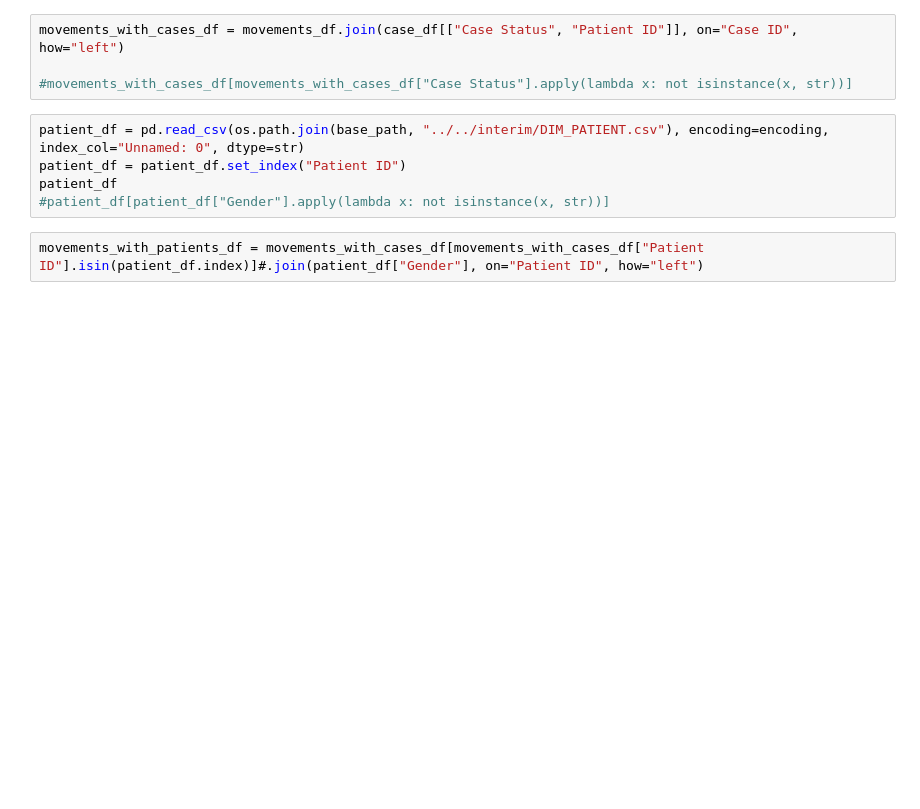
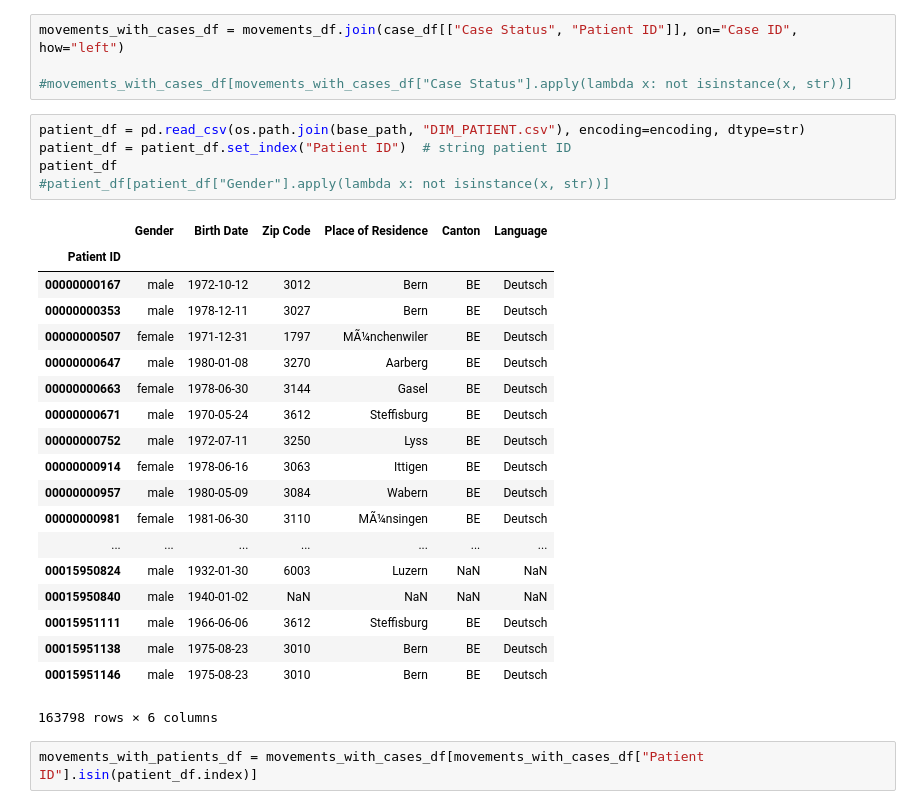
Before and after one commit to IDSC-io/vre-spark, a Jupyter notebook: src/visualization/visualize_movements.ipynb, the cells around one changed output. Drawn from its saved outputs; the diff is of its cells as text; blank space fills up the shorter version.

Commit message:
Visualize movements/stays

```diff
--- a/src/visualization/visualize_movements.ipynb
+++ b/src/visualization/visualize_movements.ipynb
@@ -84,11 +128,31 @@ movements_with_cases_df = movements_df.join(case_df[["Case Status", "Patient ID"
 
 #movements_with_cases_df[movements_with_cases_df["Case Status"].apply(lambda x: not isinstance(x, str))]
 # %%
-patient_df = pd.read_csv(os.path.join(base_path, "../../interim/DIM_PATIENT.csv"), encoding=encoding, index_col="Unnamed: 0", dtype=str)
-patient_df = patient_df.set_index("Patient ID")
+patient_df = pd.read_csv(os.path.join(base_path, "DIM_PATIENT.csv"), encoding=encoding, dtype=str)
+patient_df = patient_df.set_index("Patient ID")  # string patient ID
 patient_df
 #patient_df[patient_df["Gender"].apply(lambda x: not isinstance(x, str))]
+# %% [output]
+|  | Gender | Birth Date | Zip Code | Place of Residence | Canton | Language |
+| Patient ID |  |  |  |  |  |  |
+| 00000000167 | male | 1972-10-12 | 3012 | Bern | BE | Deutsch |
+| 00000000353 | male | 1978-12-11 | 3027 | Bern | BE | Deutsch |
+| 00000000507 | female | 1971-12-31 | 1797 | MÃ¼nchenwiler | BE | Deutsch |
+| 00000000647 | male | 1980-01-08 | 3270 | Aarberg | BE | Deutsch |
+| 00000000663 | female | 1978-06-30 | 3144 | Gasel | BE | Deutsch |
+| 00000000671 | male | 1970-05-24 | 3612 | Steffisburg | BE | Deutsch |
+| 00000000752 | male | 1972-07-11 | 3250 | Lyss | BE | Deutsch |
+| 00000000914 | female | 1978-06-16 | 3063 | Ittigen | BE | Deutsch |
+| 00000000957 | male | 1980-05-09 | 3084 | Wabern | BE | Deutsch |
+| 00000000981 | female | 1981-06-30 | 3110 | MÃ¼nsingen | BE | Deutsch |
+| ... | ... | ... | ... | ... | ... | ... |
+| 00015950824 | male | 1932-01-30 | 6003 | Luzern | NaN | NaN |
+| 00015950840 | male | 1940-01-02 | NaN | NaN | NaN | NaN |
+| 00015951111 | male | 1966-06-06 | 3612 | Steffisburg | BE | Deutsch |
+| 00015951138 | male | 1975-08-23 | 3010 | Bern | BE | Deutsch |
+| 00015951146 | male | 1975-08-23 | 3010 | Bern | BE | Deutsch |
+163798 rows × 6 columns
 # %%
-movements_with_patients_df = movements_with_cases_df[movements_with_cases_df["Patient ID"].isin(patient_df.index)]#.join(patient_df["Gender"], on="Patient ID", how="left")
+movements_with_patients_df = movements_with_cases_df[movements_with_cases_df["Patient ID"].isin(patient_df.index)]
 # %%
 movements_with_patients_df
```
Also changed, not shown: parts of 11 cells of this notebook.
